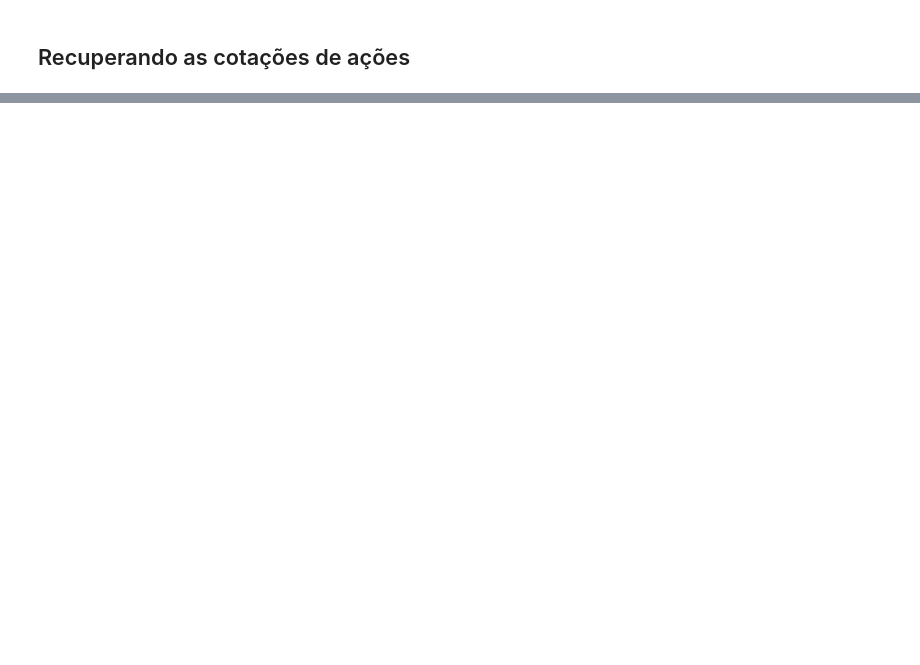
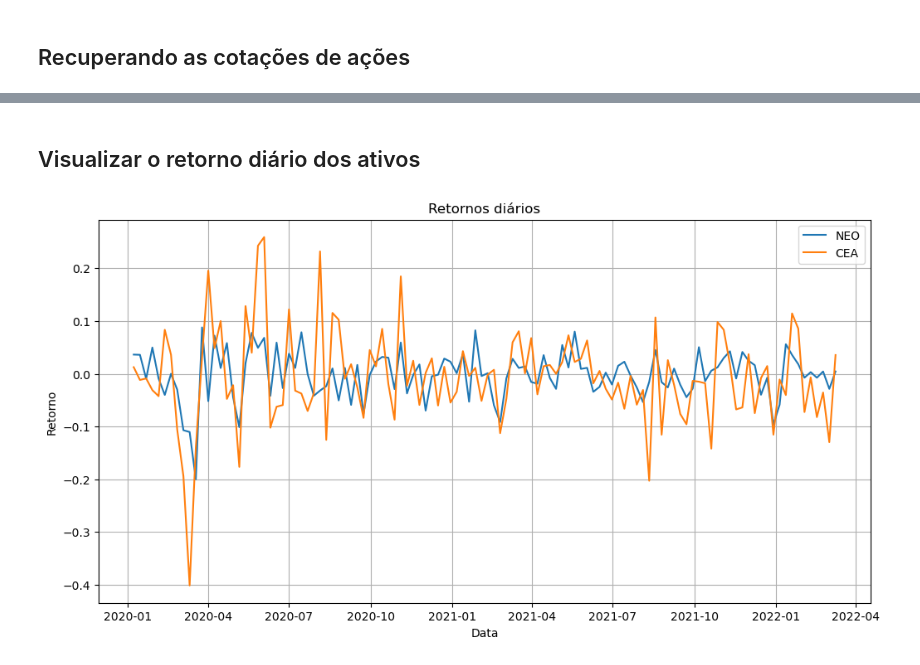
Before and after one commit to arthurfoschiani/FIAP, a Jupyter notebook: Daniel Gonçalves/Challenge - Sprint 3.ipynb, the cells around one changed output, grey strips where cells are left out. Drawn from its saved outputs; the diff is of its cells as text; code cells hidden in the pictures; blank space fills up the shorter version.

```diff
--- a/Daniel Gonçalves/Challenge - Sprint 3.ipynb
+++ b/Daniel Gonçalves/Challenge - Sprint 3.ipynb
@@ -138,0 +253,17 @@ plt.show()
+# %% [markdown]
+## Visualizar o retorno diário dos ativos
+# %%
+returnsNEO = dataNEO['Adj Close'].pct_change()
+returnsCEA = dataCEA['Adj Close'].pct_change()
+
+plt.figure(figsize=(12,6))
+plt.plot(returnsNEO, label='NEO')
+plt.plot(returnsCEA, label='CEA')
+plt.title('Retornos diários')
+plt.xlabel('Data')
+plt.ylabel('Retorno')
+plt.legend()
+plt.grid()
+plt.show()
+# %% [output]
+[figure, added]
```
Also changed, not shown: parts of 43 cells of this notebook, 3 other files.
